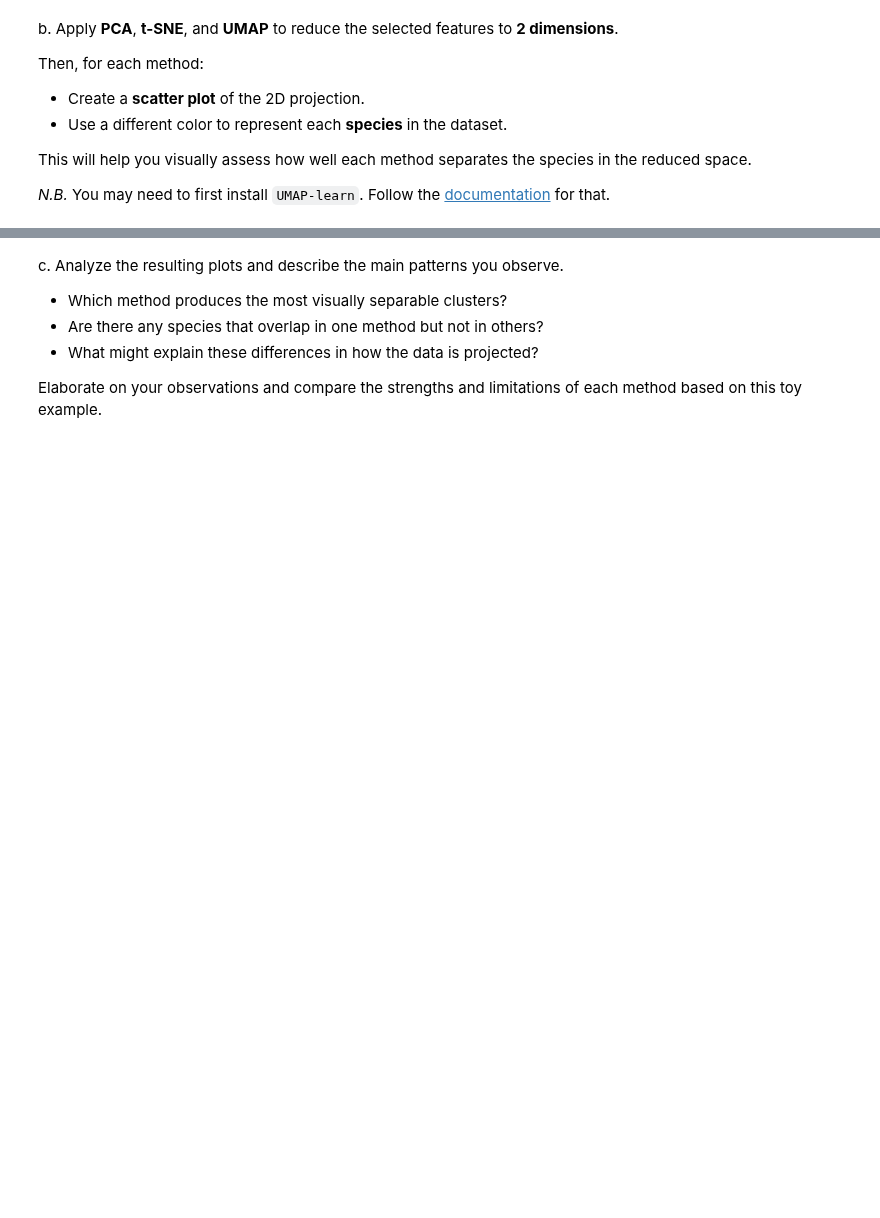
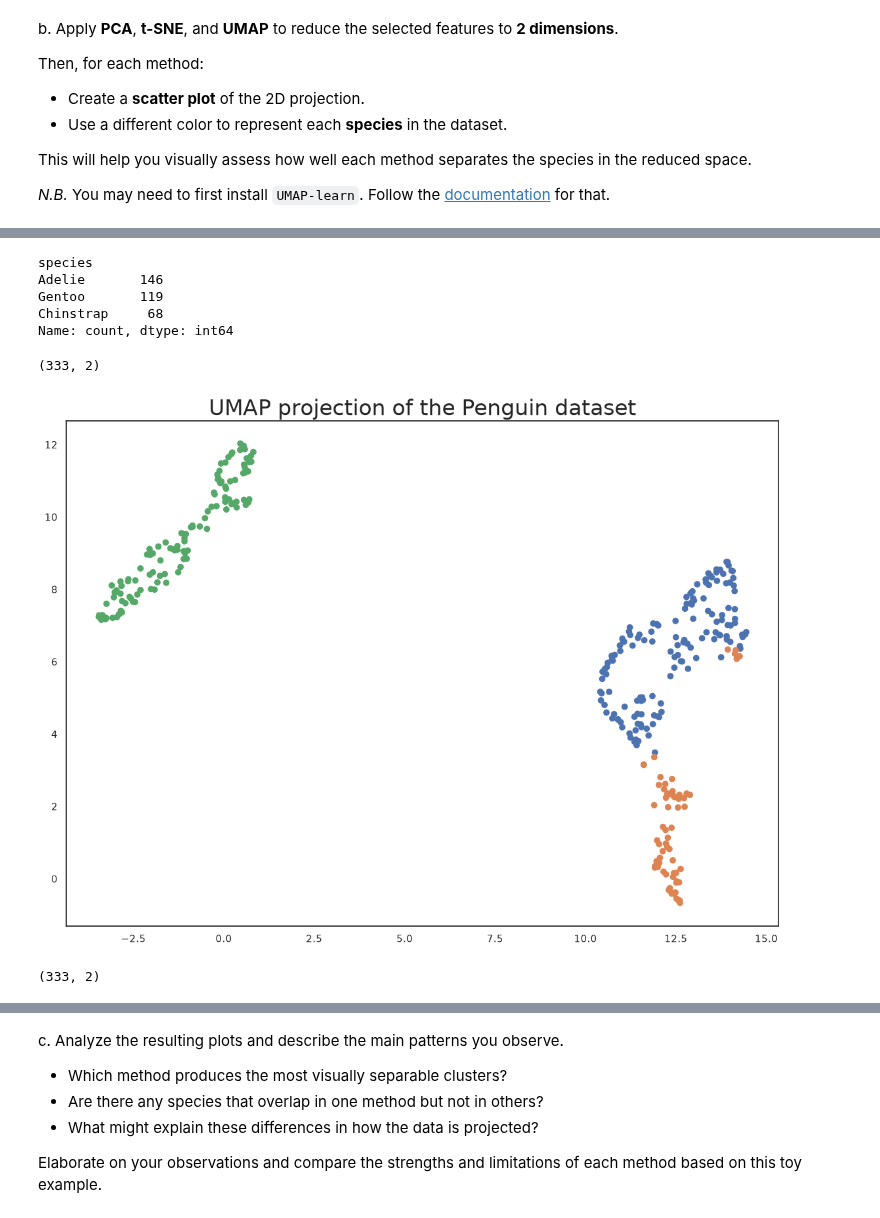
Before and after one commit to AudreyStelle/ML-Lab-3-Non-linear-Dimensionality-Reduction---t-SNE-and-UMAP, a Jupyter notebook: 03-tsne-and-umap.ipynb, the cells around one changed output, grey strips where cells are left out. Drawn from its saved outputs; the diff is of its cells as text; code cells hidden in the pictures; blank space fills up the shorter version.

Commit message:
Use one notebook at top level

```diff
--- a/03-tsne-and-umap.ipynb
+++ b/03-tsne-and-umap.ipynb
@@ -72,2 +96,5 @@ Then, **standardize** these features so that each has zero mean and unit varianc
+# %%
+sns.set(style='white', context='notebook', rc={'figure.figsize':(14,10)})
 # %%
-# YOUR CODE HERE
+penguins = pd.read_csv("https://raw.githubusercontent.com/allisonhorst/palmerpenguins/c19a904462482430170bfe2c718775ddb7dbb885/inst/extdata/penguins.csv")
+penguins.head()
@@ -85,0 +140,9 @@ This will help you visually assess how well each method separates the species in
+# %%
+penguins = penguins.dropna()
+penguins.species.value_counts()
+# %% [output]
+species
+Adelie       146
+Gentoo       119
+Chinstrap     68
+Name: count, dtype: int64
@@ -85,0 +159,23 @@ This will help you visually assess how well each method separates the species in
+# %%
+embedding_1 = reducer.fit_transform(scaled_penguin_data)
+embedding_1.shape
+# %% [output]
+(333, 2)
+# %%
+plt.scatter(
+    embedding[:, 0],
+    embedding[:, 1],
+    c=[sns.color_palette()[x] for x in penguins.species.map({"Adelie":0, "Chinstrap":1, "Gentoo":2})])
+plt.gca().set_aspect('equal', 'datalim')
+plt.title('UMAP projection of the Penguin dataset', fontsize=24);
+# %% [output]
+[figure, added]
+# %%
+embedding = reducer.fit_transform(scaled_penguin_data)
+embedding.shape
+
+X_embedded = TSNE(n_components=2, learning_rate='auto',
+                  init='random', perplexity=3).fit_transform(scaled_penguin_data)
+X_embedded.shape
+# %% [output]
+(333, 2)
```
Also changed, not shown: parts of 12 cells of this notebook, 3 other files.
